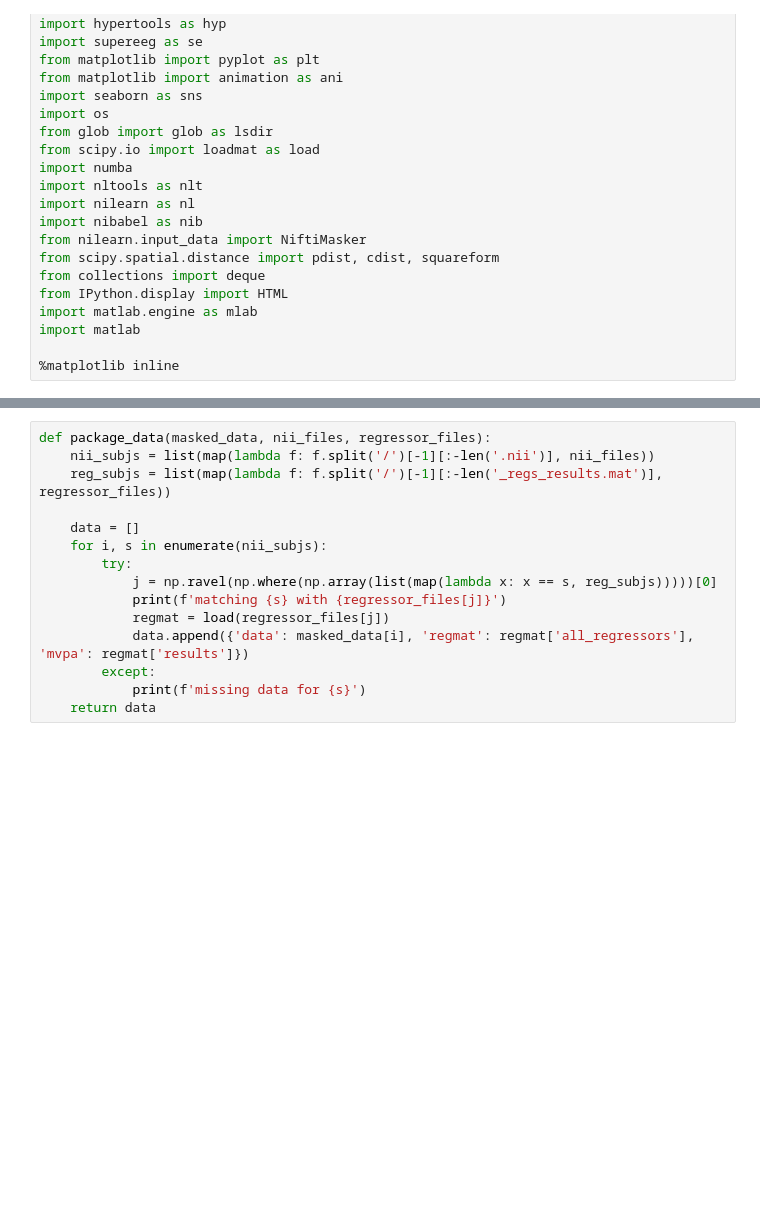
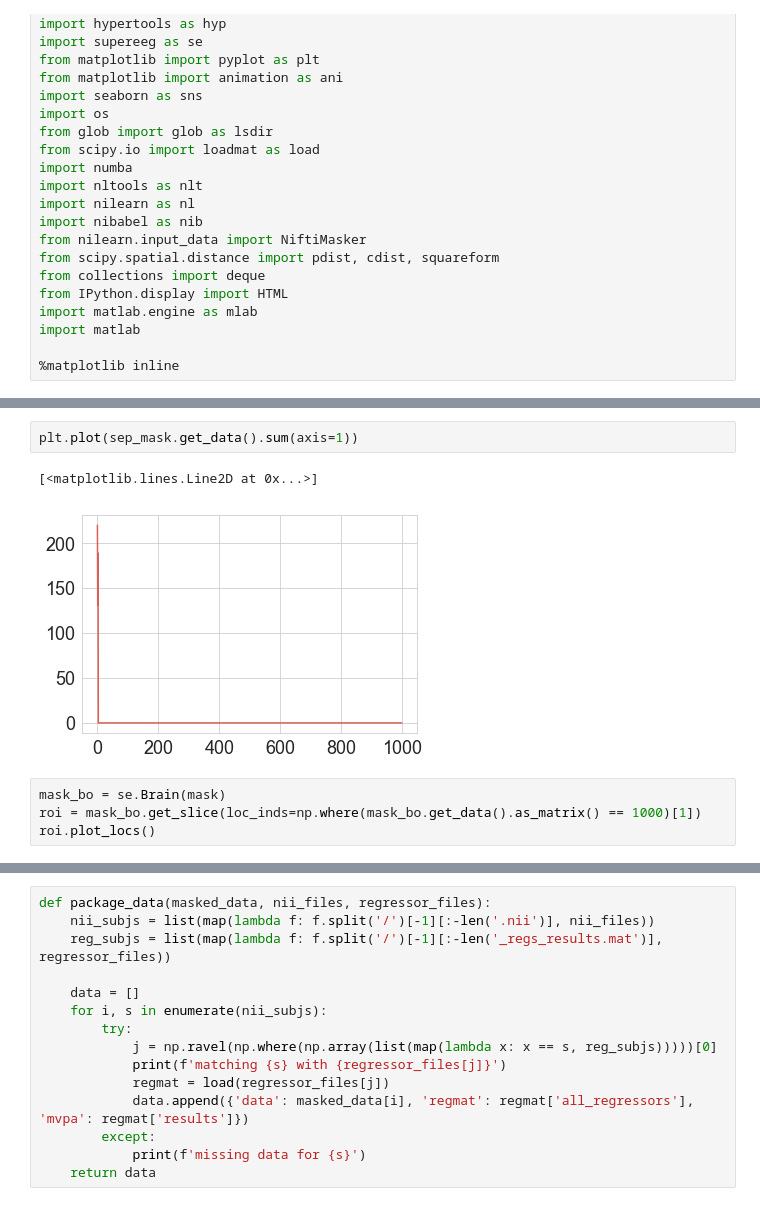
Before and after one commit to ContextLab/directed-forgetting-network-dynamics, a Jupyter notebook: code/network_analyses.ipynb, the cells around one changed output, grey strips where cells are left out. Saved outputs shown, nothing was run; the diff lists cells and outputs as text; blank space fills up the shorter version.

```diff
--- a/code/network_analyses.ipynb
+++ b/code/network_analyses.ipynb
@@ -59,2 +127,11 @@ def plot_cluster_centers(mask, node_color='k', node_size=10, **kwargs):
+# %%
+plt.plot(sep_mask.get_data().sum(axis=1))
+# %% [output]
+[<matplotlib.lines.Line2D at 0x...>]
+[figure, added]
+# %%
+mask_bo = se.Brain(mask)
+roi = mask_bo.get_slice(loc_inds=np.where(mask_bo.get_data().as_matrix() == 1000)[1])
+roi.plot_locs()
 # %%
 mask = nib.load(cluster_masks)
```
Also changed, not shown: parts of 24 cells of this notebook, 2 other files.
